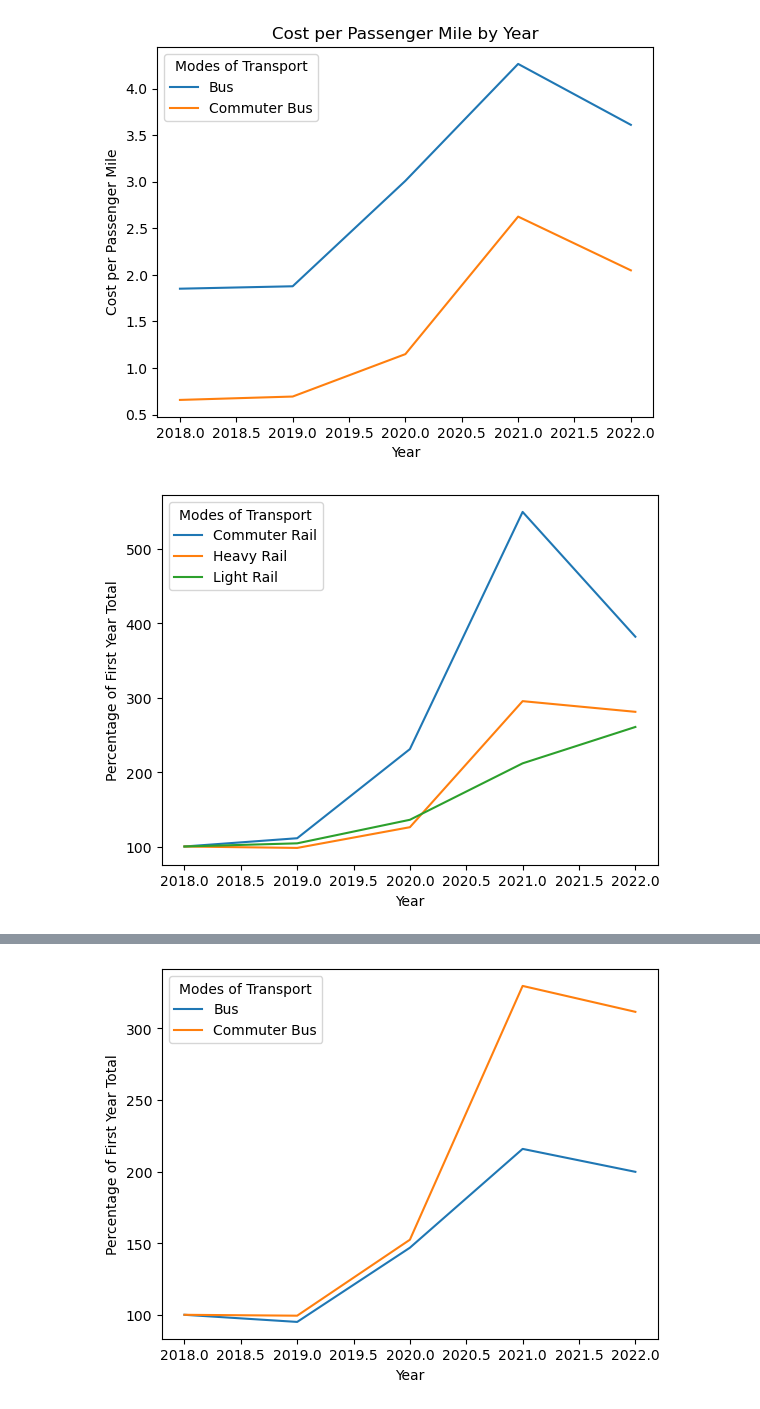
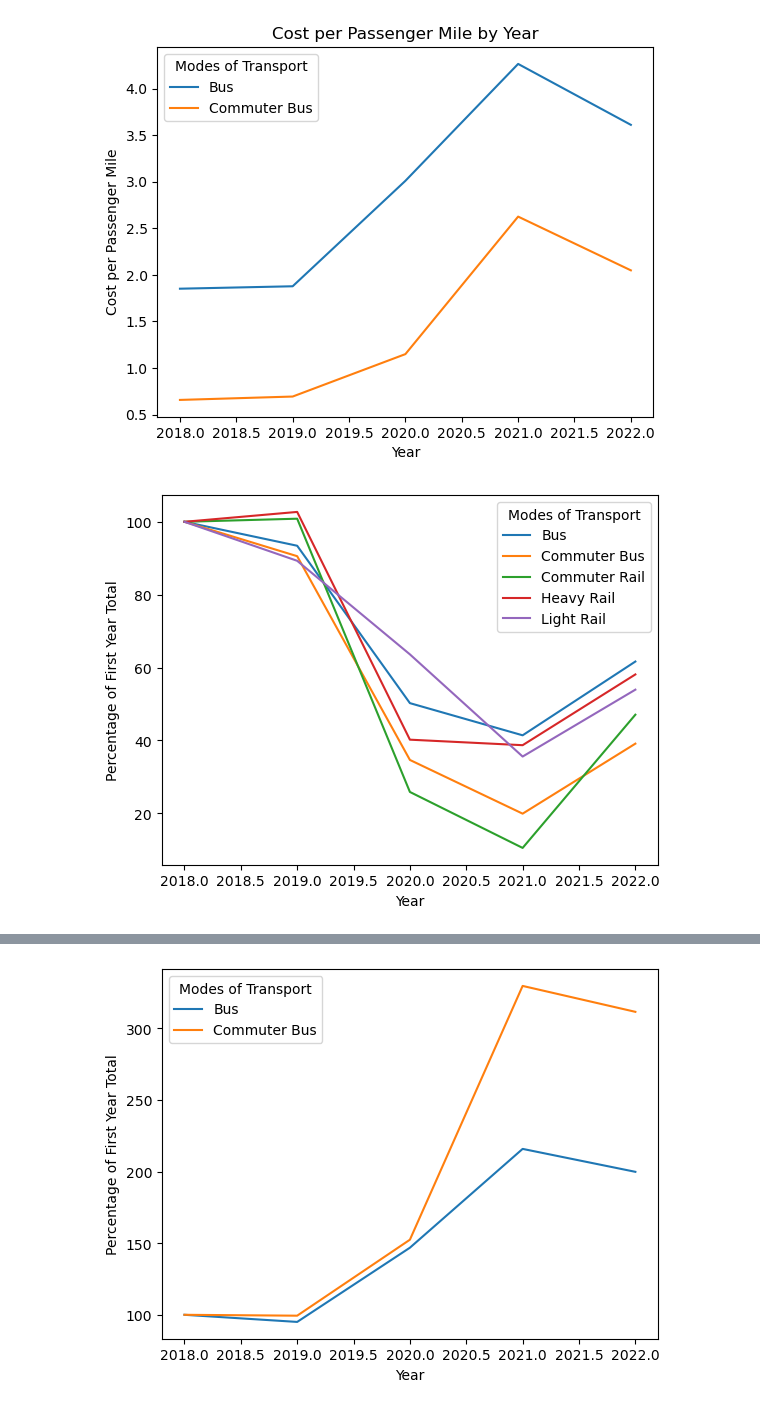
Before and after one commit to jackvandeleuv/95885-project1, a Jupyter notebook: eda/3-14-24.ipynb, the cells around one changed output, grey strips where cells are left out. Saved outputs shown, nothing was run; the diff lists cells and outputs as text; code cells hidden in the pictures.

```diff
--- a/eda/3-14-24.ipynb
+++ b/eda/3-14-24.ipynb
@@ -598,24 +623,25 @@ plt.show()
 # %%
 import seaborn as sns
 import matplotlib.pyplot as plt
 
-rdf = df[df.mode_name.isin(['Heavy Rail', 'Commuter Rail', 'Light Rail'])]
-rdf = rdf.groupby(['year', 'mode_name']).cost_per_passenger_mile.sum().reset_index()
 
-first_year_totals = rdf[rdf.year == rdf.year.min()].groupby('mode_name').cost_per_passenger_mile.sum()
+rdf = df[df.mode_name.isin(['Heavy Rail', 'Commuter Rail', 'Light Rail', 'Bus', 'Commuter Bus'])]
+rdf = rdf.groupby(['year', 'mode_name']).passenger_miles.sum().reset_index()
+
+first_year_totals = rdf[rdf.year == rdf.year.min()].groupby('mode_name').passenger_miles.sum()
 
 rdf = rdf.merge(first_year_totals.rename('first_year_total'), on='mode_name')
 
-rdf['percentage_of_first_year'] = (rdf.cost_per_passenger_mile / rdf.first_year_total) * 100
+rdf['percentage_of_first_year'] = (rdf.passenger_miles / rdf.first_year_total) * 100
 
 sns.lineplot(data=rdf, x='year', y='percentage_of_first_year', hue='mode_name')
 
 plt.xlabel('Year')
 plt.ylabel('Percentage of First Year Total')
 plt.legend(title='Modes of Transport')
 plt.show()
 # %% [output]
-[figure, old version]
+[figure, new version]
 # %%
 !pip install altair
 # %% [output]
```
Also changed, not shown: parts of 2 cells of this notebook, 2 other files.
